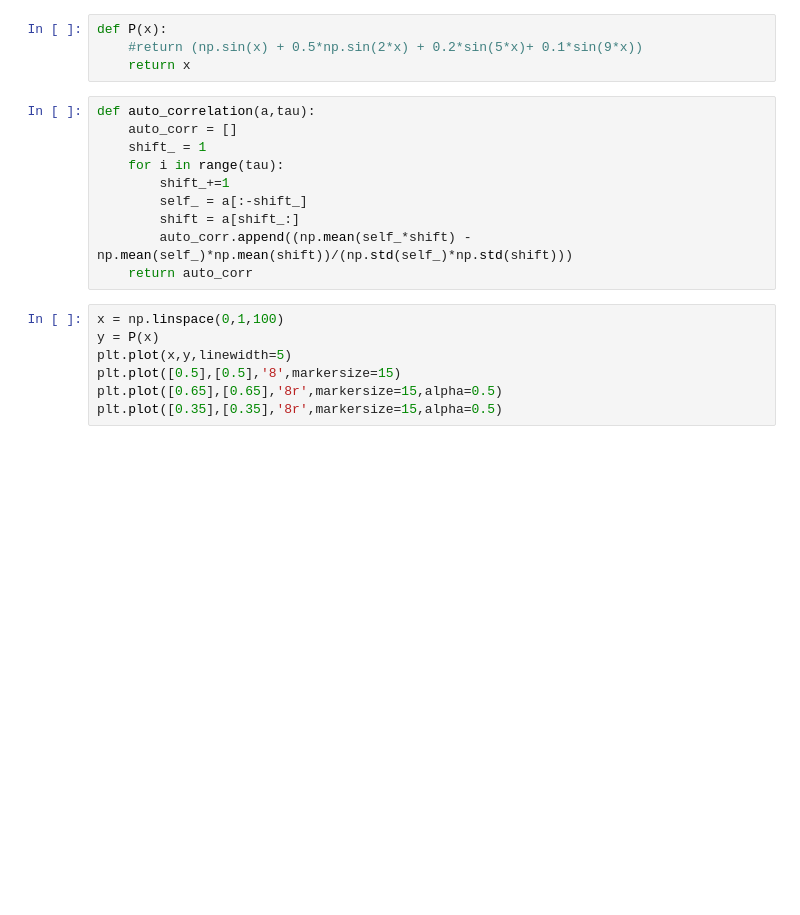
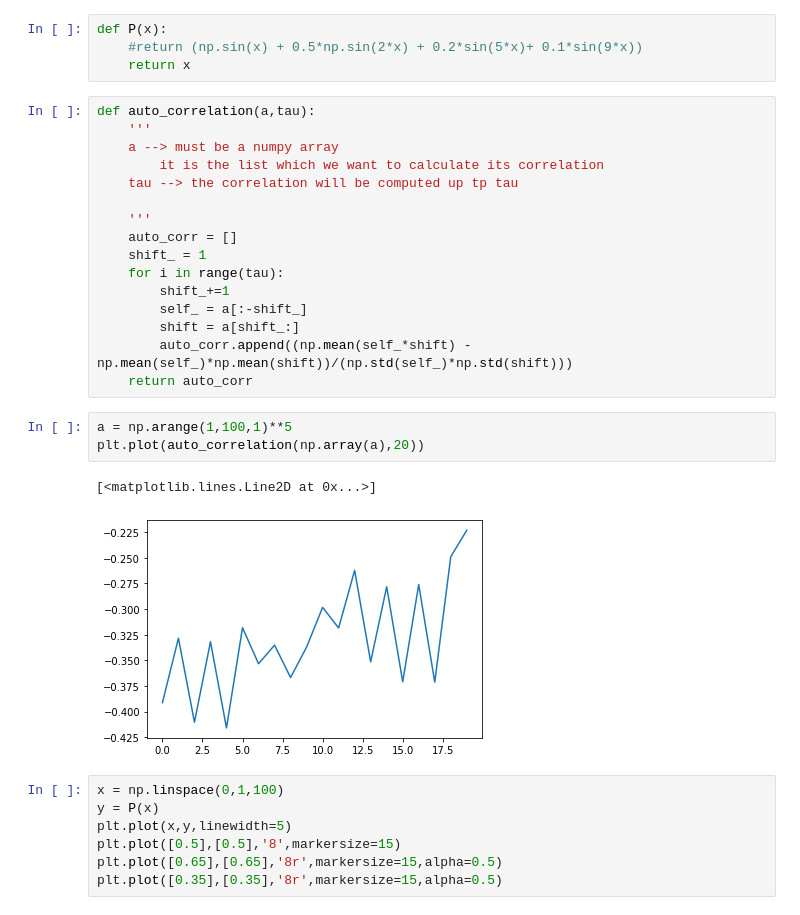
Before and after one commit to alifele/Montecarlo-and-Molecular-dynamics, a Jupyter notebook: Python/Metropolis and Ising/Metropolis.ipynb, the cells around one changed output. Saved outputs shown, nothing was run; the diff lists cells and outputs as text; blank space fills up the shorter version.

```diff
--- a/Python/Metropolis and Ising/Metropolis.ipynb
+++ b/Python/Metropolis and Ising/Metropolis.ipynb
@@ -7,6 +7,12 @@ def P(x):
     return x
 # %%
 def auto_correlation(a,tau):
+    '''
+    a --> must be a numpy array
+        it is the list which we want to calculate its correlation
+    tau --> the correlation will be computed up tp tau
+
+    '''
     auto_corr = []
     shift_ = 1
     for i in range(tau):
@@ -15,6 +21,12 @@ def auto_correlation(a,tau):
         shift = a[shift_:]
         auto_corr.append((np.mean(self_*shift) - np.mean(self_)*np.mean(shift))/(np.std(self_)*np.std(shift)))
     return auto_corr
+# %%
+a = np.arange(1,100,1)**5
+plt.plot(auto_correlation(np.array(a),20))
+# %% [output]
+[<matplotlib.lines.Line2D at 0x...>]
+[figure, added]
 # %%
 x = np.linspace(0,1,100)
 y = P(x)
```
Also changed, not shown: parts of 38 cells of this notebook, 2 other files.
